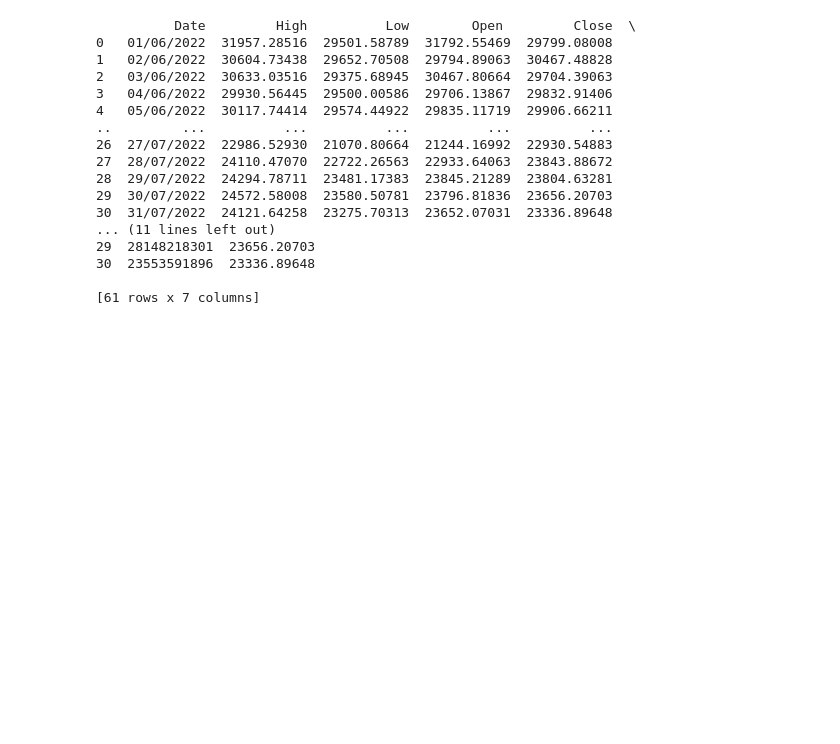
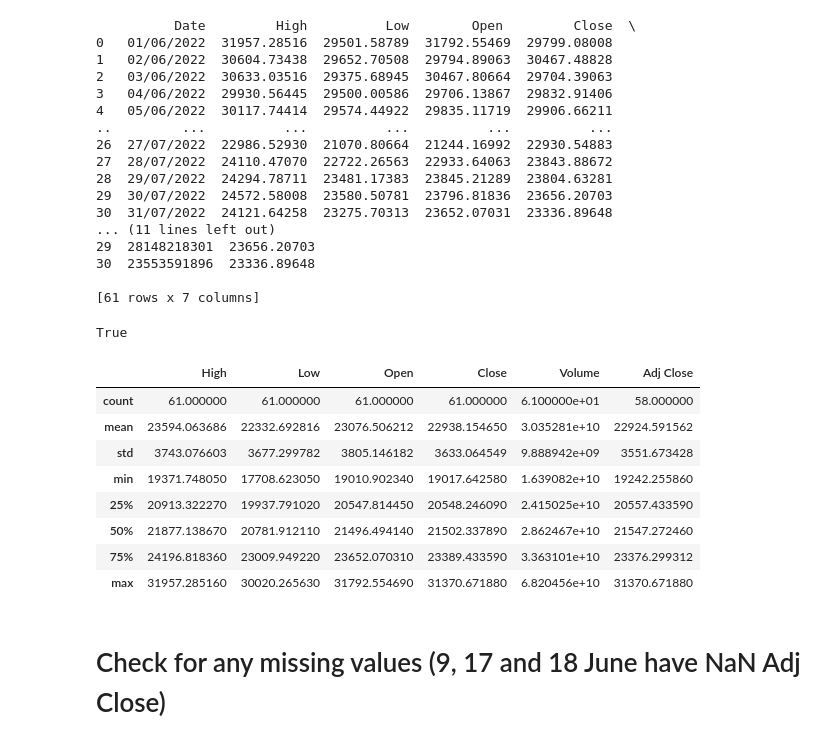
Before and after one commit to spag28/UCDPA_BethCartledge, a Jupyter notebook: Project.ipynb, the cells around one changed output. Cells and saved outputs as stored; diff of their text form; code cells hidden in the pictures; blank space fills up the shorter version.

```diff
--- a/Project.ipynb
+++ b/Project.ipynb
@@ -155,3 +147,21 @@ print(Prices)
 30  23553591896  23336.89648
 
 [61 rows x 7 columns]
+# %%
+isinstance(Prices,pd.DataFrame)
+# %% [output]
+True
+# %%
+Prices.describe()
+# %% [output]
+|  | High | Low | Open | Close | Volume | Adj Close |
+| count | 61.000000 | 61.000000 | 61.000000 | 61.000000 | 6.100000e+01 | 58.000000 |
+| mean | 23594.063686 | 22332.692816 | 23076.506212 | 22938.154650 | 3.035281e+10 | 22924.591562 |
+| std | 3743.076603 | 3677.299782 | 3805.146182 | 3633.064549 | 9.888942e+09 | 3551.673428 |
+| min | 19371.748050 | 17708.623050 | 19010.902340 | 19017.642580 | 1.639082e+10 | 19242.255860 |
+| 25% | 20913.322270 | 19937.791020 | 20547.814450 | 20548.246090 | 2.415025e+10 | 20557.433590 |
+| 50% | 21877.138670 | 20781.912110 | 21496.494140 | 21502.337890 | 2.862467e+10 | 21547.272460 |
+| 75% | 24196.818360 | 23009.949220 | 23652.070310 | 23389.433590 | 3.363101e+10 | 23376.299312 |
+| max | 31957.285160 | 30020.265630 | 31792.554690 | 31370.671880 | 6.820456e+10 | 31370.671880 |
+# %% [markdown]
+# Check for any missing values (9, 17 and 18 June have NaN Adj Close)
```
Also changed, not shown: parts of 13 cells of this notebook, 1 other file.
